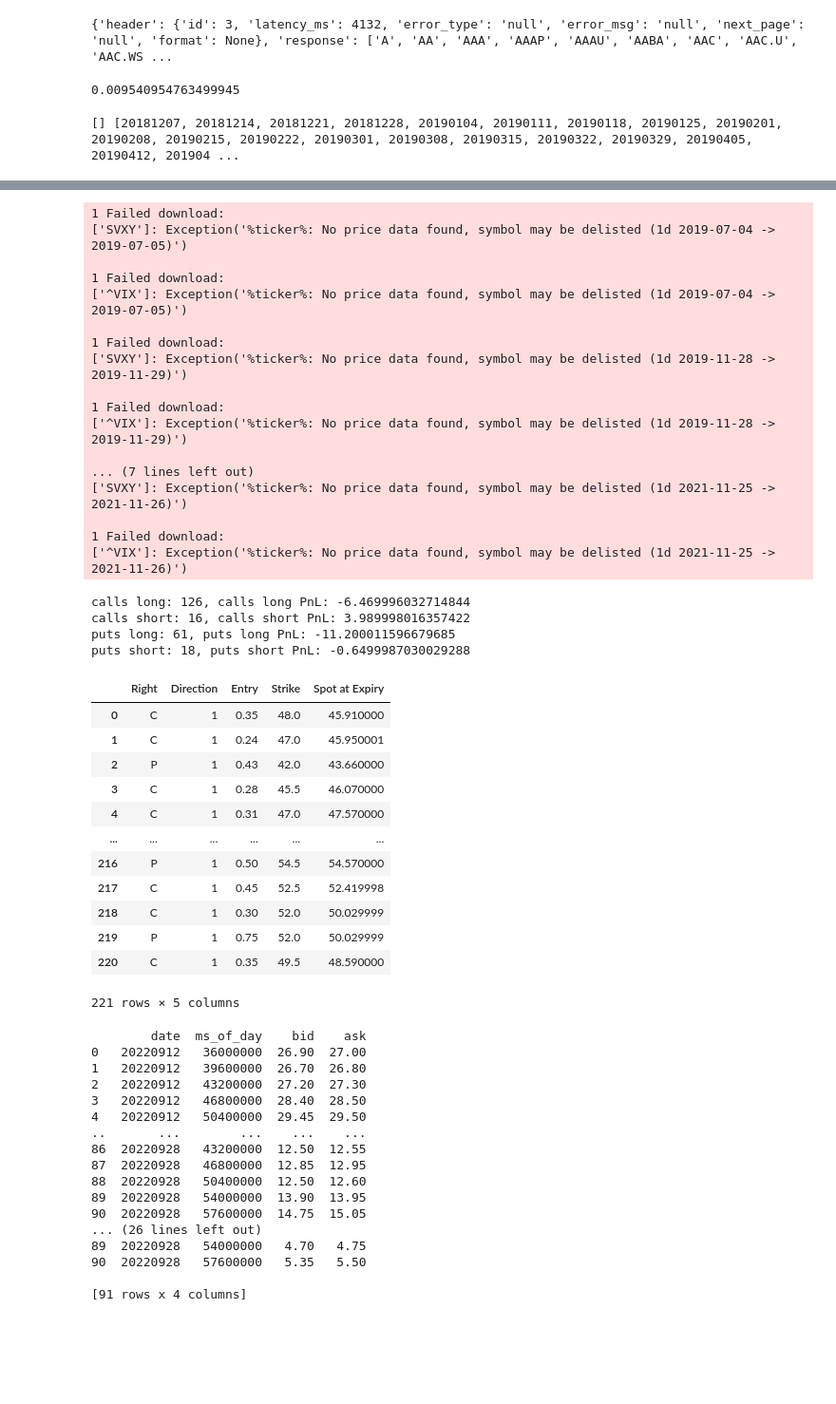
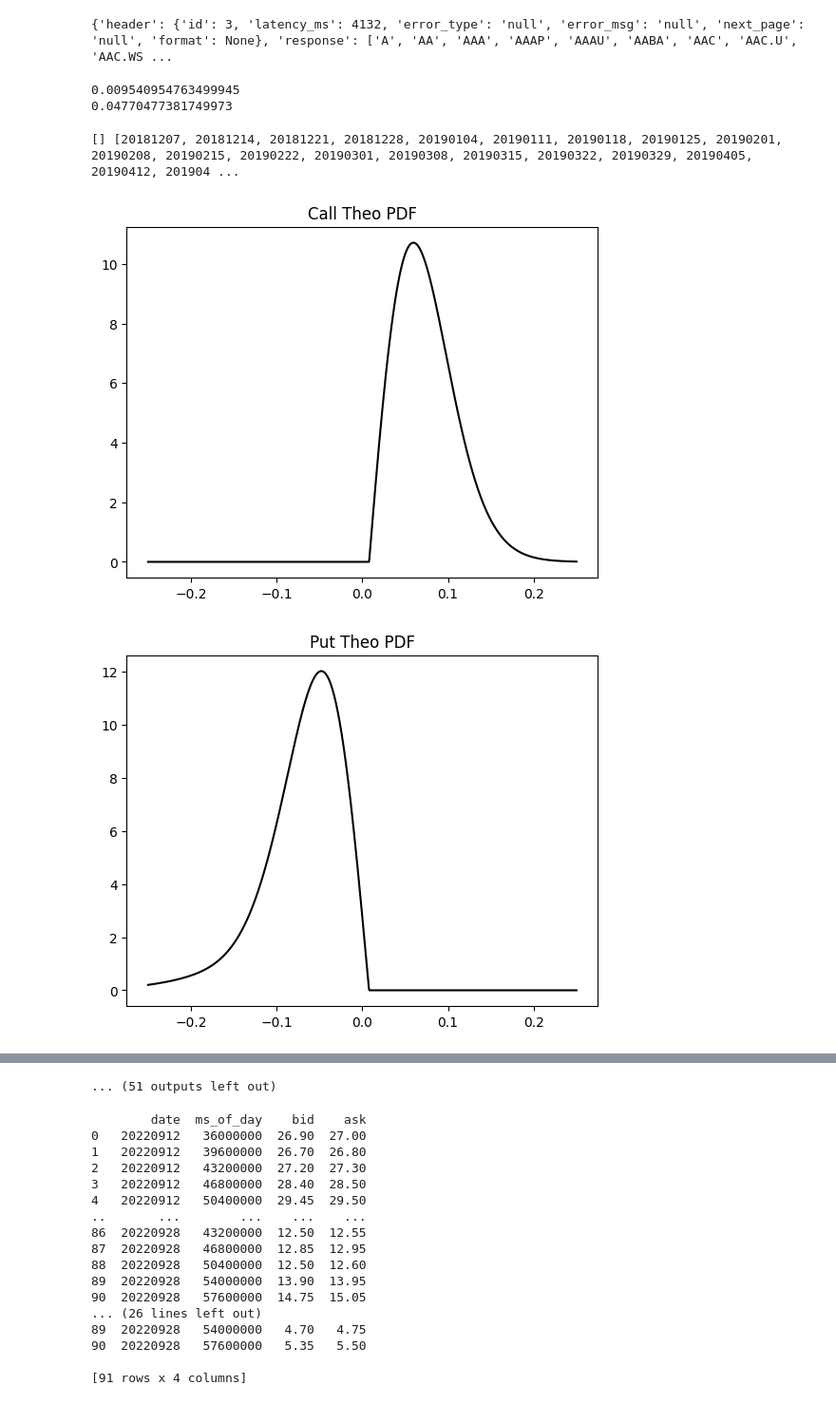
Before and after one commit to xjonwang/gt-trading-club-vix-skew, a Jupyter notebook: roots.ipynb, the cells around one changed output, grey strips where cells are left out. Shown at 95% size. Cells and saved outputs as stored; diff of their text form; code cells hidden in the pictures; blank space fills up the shorter version.

```diff
--- a/roots.ipynb
+++ b/roots.ipynb
@@ -290,7 +290,9 @@ class Model:
         grid = GridSearchCV(estimator=KernelDensity(kernel = 'gaussian'), param_grid={'bandwidth': np.logspace(-3, 0, 50)}, cv=TimeSeriesSplit(n_splits=5))
         daily_returns_reshaped = np.array([x for x in daily_returns.values if x is not None and math.isfinite(x) and abs(x)<=0.3]).reshape(-1, 1)
         grid.fit(daily_returns_reshaped)
-        self.base_kde = grid.best_estimator_
+        print(grid.best_estimator_.bandwidth_)
+        self.base_kde = KernelDensity(bandwidth=grid.best_estimator_.bandwidth_ * 2)
+        self.base_kde.fit(daily_returns_reshaped)
         print(self.base_kde.bandwidth_)
         """
         vix_parametrized_returns = self.vix_parametrize(returns=daily_returns, offset=1)
@@ -379,7 +381,7 @@ class Model:
         return result
 
     # returns 1 for long, 0 for no signal, -1 for short
-    def signal(self, strike: float, spot: float, bid: float, ask: float, right: Right, spot_vix: float, verbose: bool=False, show_plot: bool=False):
+    def signal(self, strike: float, spot: float, bid: float, ask: float, right: Right, spot_vix: float, verbose: bool=False, show_plot: bool=True):
         """
         Run the model to determine if there's a signal.
 
@@ -392,17 +394,18 @@ class Model:
         if right == Right.CALL:
             theo = self.call_theo(strike=strike, spot=spot, spot_vix=spot_vix, show_plot=show_plot)
             if verbose: print(f"theo (call): {theo}, bid: {bid}, ask: {ask}")
-            return int(theo > ask) - int(theo < bid)
+            return (int(theo > ask) - int(theo < bid), theo)
         else:
             theo = self.put_theo(strike=strike, spot=spot, spot_vix=spot_vix, show_plot=show_plot)
             if verbose: print(f"theo (put): {theo}, bid: {bid}, ask: {ask}")
-            return int(theo > ask) - int(theo < bid)
+            return (int(theo > ask) - int(theo < bid), theo)
 
 svxy_model = Model(root="SVXY", start_date=dt.date(2013, 1, 1))
 #svxy_model.signal(strike=48, spot=47.7400016784668, bid=0.25, ask=0.65, right=Right.CALL, spot_vix=16)
 #svxy_model.signal(strike=48, spot=47.7400016784668, bid=0.25, ask=0.65, right=Right.PUT, spot_vix=16)
 # %% [output]
 0.009540954763499945
+0.04770477381749973
 # %%
 class Engine:
     def __init__(self, root: str, start_date: dt.date):
@@ -417,11 +420,11 @@ class Engine:
         self.trades = []
         self.spot_price = pdr.get_data_yahoo([root], start_date, dt.date.today(), progress=False)['Adj Close']
 
-    def pnl_option_to_expiry(self, entry: float, strike: float, exp: dt.date, right: Right, direction: int):
+    def pnl_option_to_expiry(self, entry: float, strike: float, exp: dt.date, right: Right, direction: int, theo: float):
         """
         Update backtest PnL with new option held-to-expiry trade
         """
-        self.trades.append([right.value, direction, entry, strike, self.spot_price[exp.strftime('%Y-%m-%d')]])
+        self.trades.append([right.value, direction, theo, entry, strike, self.spot_price[exp.strftime('%Y-%m-%d')]])
         if right==right.CALL:
             if direction==1:
                 self.calls_long += 1
@@ -444,12 +447,12 @@ class Engine:
         print(f"puts short: {self.puts_short}, puts short PnL: {self.puts_short_pnl}")
 
     def get_trades(self):
-        return pd.DataFrame(self.trades, columns=["Right", "Direction", "Entry", "Strike", "Spot at Expiry"])
+        return pd.DataFrame(self.trades, columns=["Right", "Direction", "Theo", "Entry", "Strike", "Spot at Expiry"])
 # %%
 # backtesting framework - SVIX and SVXY
 flag = False
 svix_expirations = client.get_expirations(root="SVIX")["response"][-280:-250]
-svxy_expirations = client.get_expirations(root="SVXY")["response"][-280:-80]
+svxy_expirations = client.get_expirations(root="SVXY")["response"][-280:-250]
 print(svix_expirations, svxy_expirations)
 #svix_model = Model("SVIX", dt.date(2000, 1, 1))
 #svxy_model = Model("SVXY", dt.date(2000, 1, 1))
@@ -482,36 +485,38 @@ for exp, start_date in zip(svxy_expirations, svxy_start_dates):
         continue
 
     spot_price = svxy.iloc[0]
     spot_vix = vix.iloc[0]
     index = bisect.bisect_left(strikes, spot_price * 1000)
     try:
         strike_price = strikes[index]
     except:
         strike_price = strikes[index - 1]
     K = strike_price / 1000
 
     try:
         chain_call = wrapper_client.get_chain_over_time(root="SVXY", exp=exp, strike=strike_price, right=Right.CALL, ivl=3600000, start_date=start_date, end_date=start_date)
         chain_put = wrapper_client.get_chain_over_time(root="SVXY", exp=exp, strike=strike_price, right=Right.PUT, ivl=3600000, start_date=start_date, end_date=start_date)
     except:
         continue
 
     last_call = chain_call.iloc[-1]
     last_put = chain_put.iloc[-1]
 
-    call_signal = svxy_model.signal(strike=K, spot=spot_price, bid=last_call["bid"], ask=last_call["ask"], right=Right.CALL, spot_vix=spot_vix)
-    put_signal = svxy_model.signal(strike=K, spot=spot_price, bid=last_put["bid"], ask=last_put["ask"], right=Right.PUT, spot_vix=spot_vix)
+    call_signal, call_theo = svxy_model.signal(strike=K, spot=spot_price, bid=last_call["bid"], ask=last_call["ask"], right=Right.CALL, spot_vix=spot_vix)
+    put_signal, put_theo = svxy_model.signal(strike=K, spot=spot_price, bid=last_put["bid"], ask=last_put["ask"], right=Right.PUT, spot_vix=spot_vix)
     if flag: print(f"SVXY {exp} {strike_price} {call_signal} {put_signal}")
     if call_signal == 1:
-        engine.pnl_option_to_expiry(entry=last_call["ask"], strike=K, exp=exp_datetime, right=Right.CALL, direction=1)
+        engine.pnl_option_to_expiry(entry=last_call["ask"], strike=K, exp=exp_datetime, right=Right.CALL, direction=1, theo=call_theo)
     elif call_signal == -1:
-        engine.pnl_option_to_expiry(entry=last_call["bid"], strike=K, exp=exp_datetime, right=Right.CALL, direction=-1)
+        engine.pnl_option_to_expiry(entry=last_call["bid"], strike=K, exp=exp_datetime, right=Right.CALL, direction=-1, theo=call_theo)
     if put_signal == 1:
-        engine.pnl_option_to_expiry(entry=last_put["ask"], strike=K, exp=exp_datetime, right=Right.PUT, direction=1)
+        engine.pnl_option_to_expiry(entry=last_put["ask"], strike=K, exp=exp_datetime, right=Right.PUT, direction=1, theo=put_theo)
     elif put_signal == -1:
-        engine.pnl_option_to_expiry(entry=last_put["bid"], strike=K, exp=exp_datetime, right=Right.PUT, direction=-1)
+        engine.pnl_option_to_expiry(entry=last_put["bid"], strike=K, exp=exp_datetime, right=Right.PUT, direction=-1, theo=put_theo)
 
 engine.print_pnl()
 engine.get_trades()
 # %% [output]
 [] [20181207, 20181214, 20181221, 20181228, 20190104, 20190111, 20190118, 20190125, 20190201, 20190208, 20190215, 20190222, 20190301, 20190308, 20190315, 20190322, 20190329, 20190405, 20190412, 201904 ...
+[figure, added]
+[figure, added]
@@ -518,37 +532,4 @@ engine.get_trades()
-1 Failed download:
-['SVXY']: Exception('%ticker%: No price data found, symbol may be delisted (1d 2019-07-04 -> 2019-07-05)')
-
-1 Failed download:
-['^VIX']: Exception('%ticker%: No price data found, symbol may be delisted (1d 2019-07-04 -> 2019-07-05)')
-
-1 Failed download:
-['SVXY']: Exception('%ticker%: No price data found, symbol may be delisted (1d 2019-11-28 -> 2019-11-29)')
-
-1 Failed download:
-['^VIX']: Exception('%ticker%: No price data found, symbol may be delisted (1d 2019-11-28 -> 2019-11-29)')
-
-... (7 lines left out)
-['SVXY']: Exception('%ticker%: No price data found, symbol may be delisted (1d 2021-11-25 -> 2021-11-26)')
-
-1 Failed download:
-['^VIX']: Exception('%ticker%: No price data found, symbol may be delisted (1d 2021-11-25 -> 2021-11-26)')
+... (51 outputs left out)
-calls long: 126, calls long PnL: -6.469996032714844
-calls short: 16, calls short PnL: 3.989998016357422
-puts long: 61, puts long PnL: -11.200011596679685
-puts short: 18, puts short PnL: -0.6499987030029288
-|  | Right | Direction | Entry | Strike | Spot at Expiry |
-| 0 | C | 1 | 0.35 | 48.0 | 45.910000 |
-| 1 | C | 1 | 0.24 | 47.0 | 45.950001 |
-| 2 | P | 1 | 0.43 | 42.0 | 43.660000 |
-| 3 | C | 1 | 0.28 | 45.5 | 46.070000 |
-| 4 | C | 1 | 0.31 | 47.0 | 47.570000 |
-| ... | ... | ... | ... | ... | ... |
-| 216 | P | 1 | 0.50 | 54.5 | 54.570000 |
-| 217 | C | 1 | 0.45 | 52.5 | 52.419998 |
-| 218 | C | 1 | 0.30 | 52.0 | 50.029999 |
-| 219 | P | 1 | 0.75 | 52.0 | 50.029999 |
-| 220 | C | 1 | 0.35 | 49.5 | 48.590000 |
-221 rows × 5 columns
 # %%
 """
 Base KDE (Scott's Rule) stats
```
Also changed, not shown: parts of 1 cell of this notebook.
